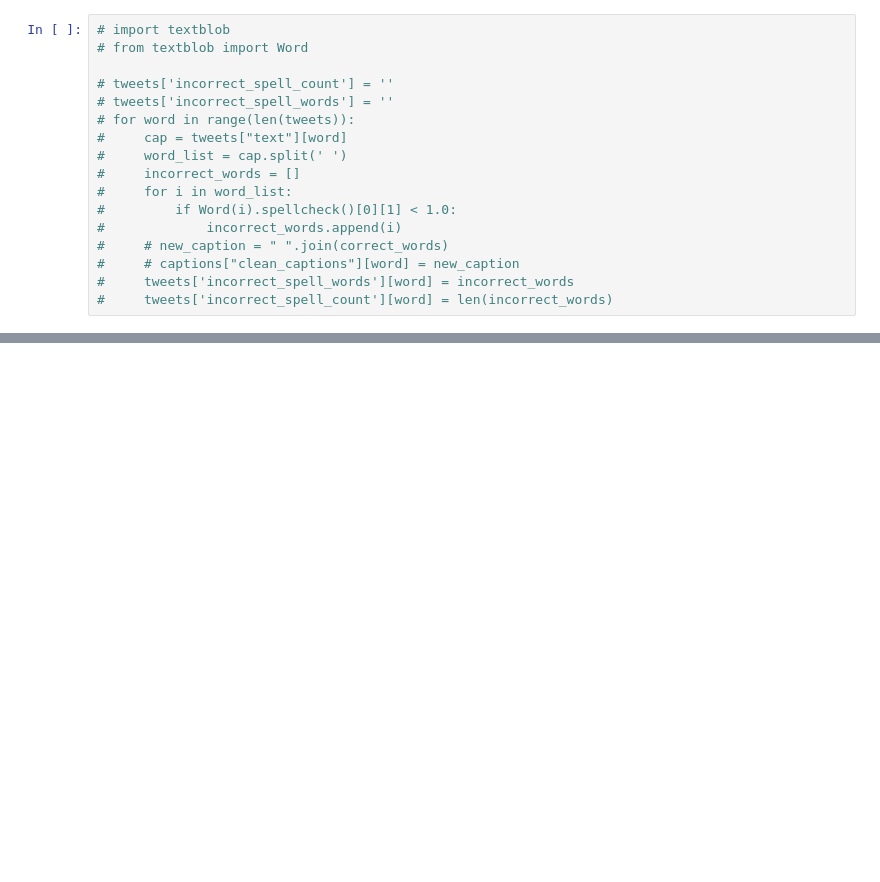
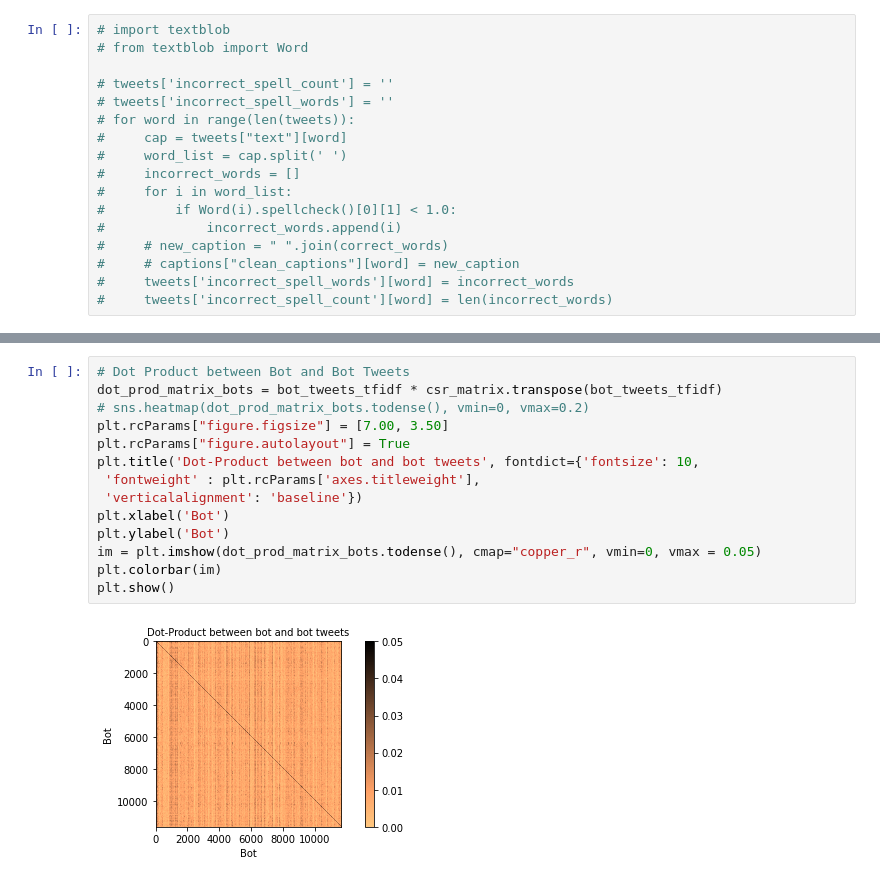
Before and after one commit to ShyamalSankar/BT4012, a Jupyter notebook: ETL + EDA (Text)/Text_EDA_NewSet.ipynb, the cells around one changed output, grey strips where cells are left out. Drawn from its saved outputs; the diff is of its cells as text; blank space fills up the shorter version.

```diff
--- a/ETL + EDA (Text)/Text_EDA_NewSet.ipynb
+++ b/ETL + EDA (Text)/Text_EDA_NewSet.ipynb
@@ -256,0 +422,16 @@ sns.pairplot(relevant_values_bot)
+# %%
+# Dot Product between Bot and Bot Tweets
+dot_prod_matrix_bots = bot_tweets_tfidf * csr_matrix.transpose(bot_tweets_tfidf)
+# sns.heatmap(dot_prod_matrix_bots.todense(), vmin=0, vmax=0.2)
+plt.rcParams["figure.figsize"] = [7.00, 3.50]
+plt.rcParams["figure.autolayout"] = True
+plt.title('Dot-Product between bot and bot tweets', fontdict={'fontsize': 10,
+ 'fontweight' : plt.rcParams['axes.titleweight'],
+ 'verticalalignment': 'baseline'})
+plt.xlabel('Bot')
+plt.ylabel('Bot')
+im = plt.imshow(dot_prod_matrix_bots.todense(), cmap="copper_r", vmin=0, vmax = 0.05)
+plt.colorbar(im)
+plt.show()
+# %% [output]
+[figure, added]
```
Also changed, not shown: parts of 10 cells of this notebook.
